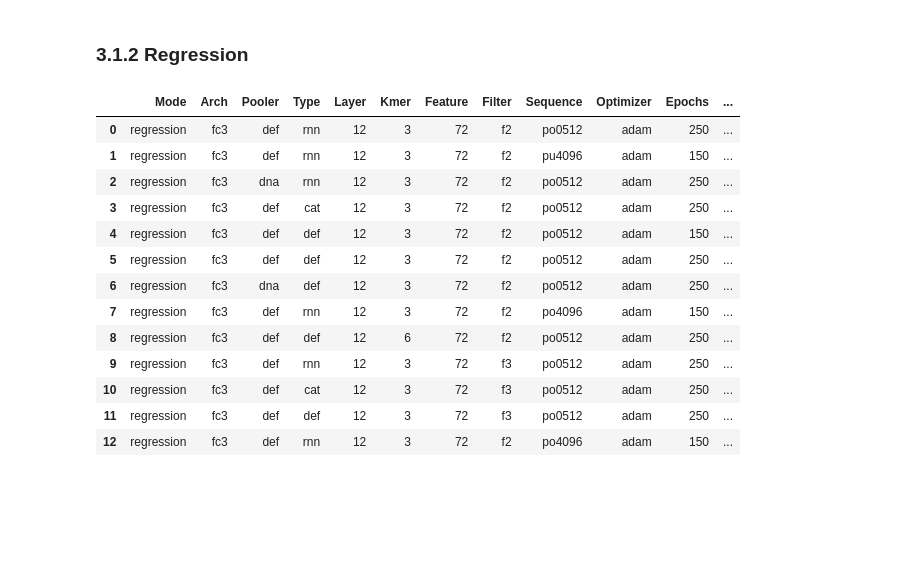
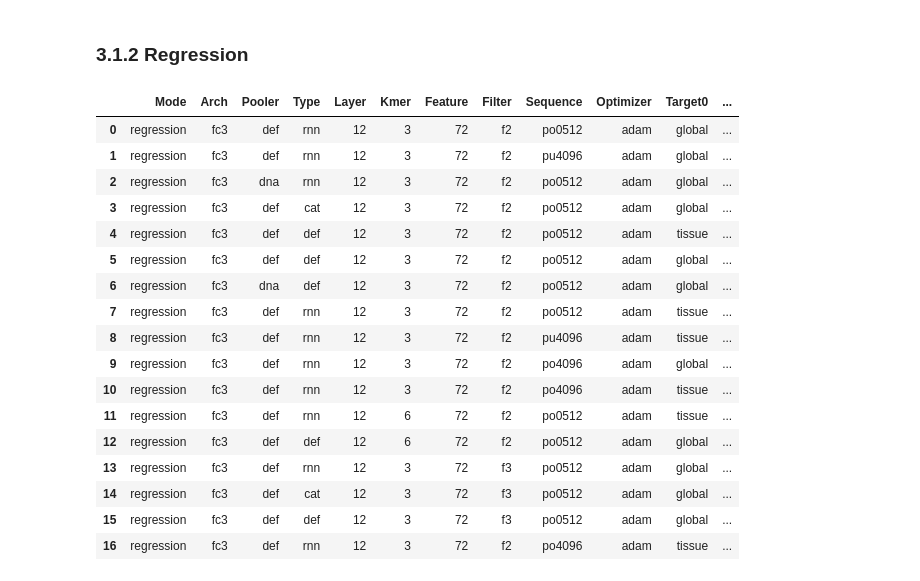
Before and after one commit to up4472/upolanc-thesis, a Jupyter notebook: notebook/nbp13-report.ipynb, the cells around one changed output. Saved outputs shown, nothing was run; the diff lists cells and outputs as text; code cells hidden in the pictures; blank space fills up the shorter version.

```diff
--- a/notebook/nbp13-report.ipynb
+++ b/notebook/nbp13-report.ipynb
@@ -422,24 +426,26 @@ C:\Developer\Workspace\PyCharm\Projects\upolanc-thesis\reports\2023-06-xx\regres
 C:\Developer\Workspace\PyCharm\Projects\upolanc-thesis\reports\2023-06-xx\regression-bert\fc3-cat-v1-12-3-72-po0512-adam-f3-0250-global-mean
 # %% [markdown]
 ### 3.1.1 Plot
+# %%
+# Approximate value used for non-explode reports (512 x 32 = 16384)
+
+STEPS_PER_EPOCH = 512
 # %%
-# Plot
-
-STEPS_PER_EPOCH = 485
+# Plot filter 2
 
 report_plot.models_bert_r2(
 	data = report_filter.filter_bert_reports(
 		reports = report_bert_model,
-		keep_only = None,
-		drop_only = None
+		keep_only = ['f2'],
+		drop_only = []
 	),
 	mode            = 'regression',
 	step            = 'epoch',
 	steps_min       = int(  5 * STEPS_PER_EPOCH),
-	steps_max       = int(300 * STEPS_PER_EPOCH),
+	steps_max       = int(250 * STEPS_PER_EPOCH),
 	steps_per_epoch = STEPS_PER_EPOCH,
 	alpha           = 0.65,
 	groupby         = 'none',
-	filename        = os.path.join(DATA_DIR, 'bert-r2')
+	filename        = os.path.join(DATA_DIR, 'bert-r2-f2')
 )
 # %% [output]
@@ -449,31 +475,36 @@ report_plot.models_bert_r2(
 # %%
 # Concat reports and display top few
 
 report = report_concat.concat_bert_reports(
 	data            = report_bert_model,
 	mode            = 'regression',
 	metric          = 'eval_r2',
 	ascending       = False,
 	steps_per_epoch = STEPS_PER_EPOCH
 )
 
 if report is not None :
+	report = report.drop(columns = ['Steps', 'Step'])
 	report = report.reset_index(drop = True)
-	report = report.head(n = 25)
+	report = report.head(n = 50)
 
 report
 # %% [output]
-|  | Mode | Arch | Pooler | Type | Layer | Kmer | Feature | Filter | Sequence | Optimizer | Epochs | ... |
-| 0 | regression | fc3 | def | rnn | 12 | 3 | 72 | f2 | po0512 | adam | 250 | ... |
-| 1 | regression | fc3 | def | rnn | 12 | 3 | 72 | f2 | pu4096 | adam | 150 | ... |
-| 2 | regression | fc3 | dna | rnn | 12 | 3 | 72 | f2 | po0512 | adam | 250 | ... |
-| 3 | regression | fc3 | def | cat | 12 | 3 | 72 | f2 | po0512 | adam | 250 | ... |
-| 4 | regression | fc3 | def | def | 12 | 3 | 72 | f2 | po0512 | adam | 150 | ... |
-| 5 | regression | fc3 | def | def | 12 | 3 | 72 | f2 | po0512 | adam | 250 | ... |
-| 6 | regression | fc3 | dna | def | 12 | 3 | 72 | f2 | po0512 | adam | 250 | ... |
-| 7 | regression | fc3 | def | rnn | 12 | 3 | 72 | f2 | po4096 | adam | 150 | ... |
-| 8 | regression | fc3 | def | def | 12 | 6 | 72 | f2 | po0512 | adam | 250 | ... |
-| 9 | regression | fc3 | def | rnn | 12 | 3 | 72 | f3 | po0512 | adam | 250 | ... |
-| 10 | regression | fc3 | def | cat | 12 | 3 | 72 | f3 | po0512 | adam | 250 | ... |
-| 11 | regression | fc3 | def | def | 12 | 3 | 72 | f3 | po0512 | adam | 250 | ... |
-| 12 | regression | fc3 | def | rnn | 12 | 3 | 72 | f2 | po4096 | adam | 150 | ... |
+|  | Mode | Arch | Pooler | Type | Layer | Kmer | Feature | Filter | Sequence | Optimizer | Target0 | ... |
+| 0 | regression | fc3 | def | rnn | 12 | 3 | 72 | f2 | po0512 | adam | global | ... |
+| 1 | regression | fc3 | def | rnn | 12 | 3 | 72 | f2 | pu4096 | adam | global | ... |
+| 2 | regression | fc3 | dna | rnn | 12 | 3 | 72 | f2 | po0512 | adam | global | ... |
+| 3 | regression | fc3 | def | cat | 12 | 3 | 72 | f2 | po0512 | adam | global | ... |
+| 4 | regression | fc3 | def | def | 12 | 3 | 72 | f2 | po0512 | adam | tissue | ... |
+| 5 | regression | fc3 | def | def | 12 | 3 | 72 | f2 | po0512 | adam | global | ... |
+| 6 | regression | fc3 | dna | def | 12 | 3 | 72 | f2 | po0512 | adam | global | ... |
+| 7 | regression | fc3 | def | rnn | 12 | 3 | 72 | f2 | po0512 | adam | tissue | ... |
+| 8 | regression | fc3 | def | rnn | 12 | 3 | 72 | f2 | pu4096 | adam | tissue | ... |
+| 9 | regression | fc3 | def | rnn | 12 | 3 | 72 | f2 | po4096 | adam | global | ... |
+| 10 | regression | fc3 | def | rnn | 12 | 3 | 72 | f2 | po4096 | adam | tissue | ... |
+| 11 | regression | fc3 | def | rnn | 12 | 6 | 72 | f2 | po0512 | adam | tissue | ... |
+| 12 | regression | fc3 | def | def | 12 | 6 | 72 | f2 | po0512 | adam | global | ... |
+| 13 | regression | fc3 | def | rnn | 12 | 3 | 72 | f3 | po0512 | adam | global | ... |
+| 14 | regression | fc3 | def | cat | 12 | 3 | 72 | f3 | po0512 | adam | global | ... |
+| 15 | regression | fc3 | def | def | 12 | 3 | 72 | f3 | po0512 | adam | global | ... |
+| 16 | regression | fc3 | def | rnn | 12 | 3 | 72 | f2 | po4096 | adam | tissue | ... |
```
Also changed, not shown: parts of 4 cells of this notebook, 6 other files.
